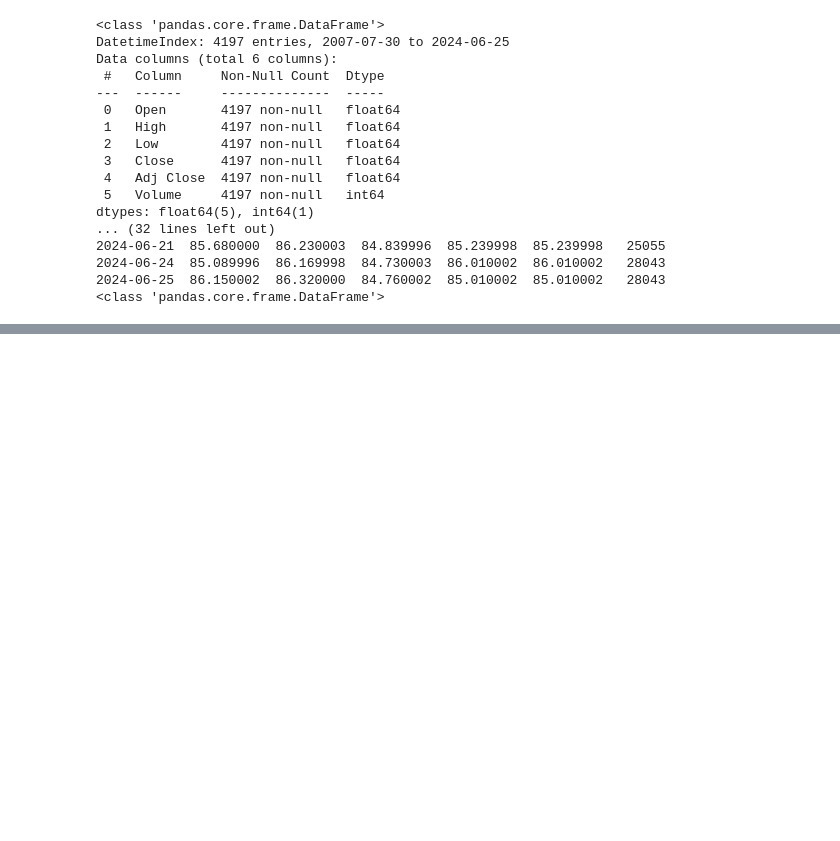
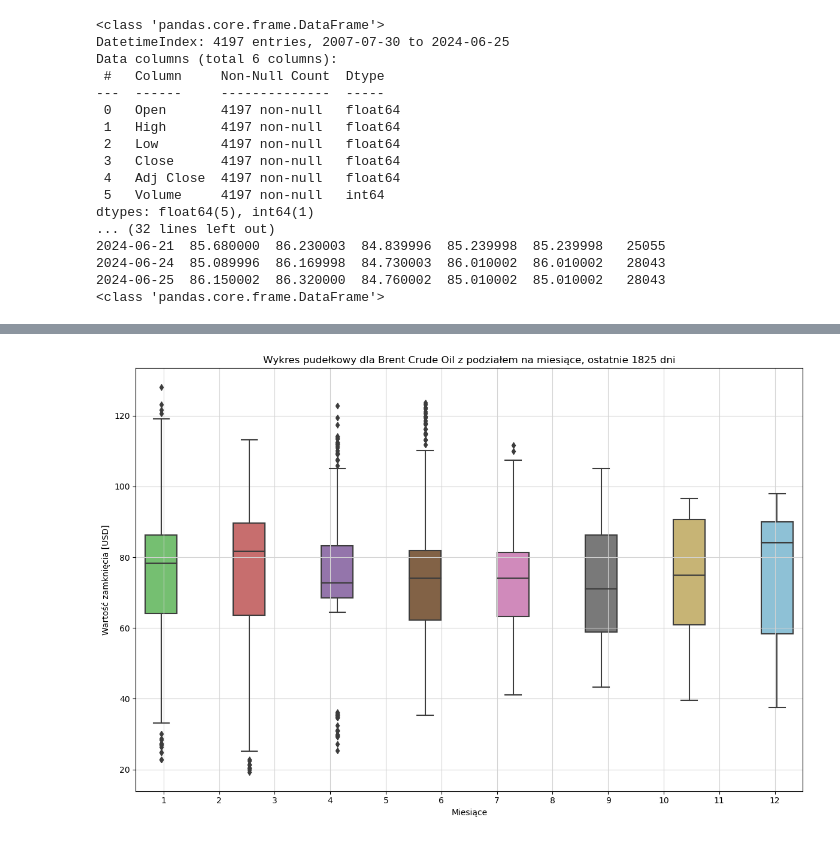
Before and after one commit to stormborn333/exchange-rate-forecasting, a Jupyter notebook: projekt_tworzenie.ipynb, the cells around one changed output, grey strips where cells are left out. Cells and saved outputs as stored; diff of their text form; code cells hidden in the pictures; blank space fills up the shorter version.

```diff
--- a/projekt_tworzenie.ipynb
+++ b/projekt_tworzenie.ipynb
@@ -108,0 +131,22 @@ dtypes: float64(5), int64(1)
+# %%
+# przygotowanie danych do wykresu
+data_1 = data
+data_1['Month'] = data_1.index.month
+data_1['Year'] = data_1.index.year
+
+days = 1825 # ostatnie dni
+days_ses = int(days/7*5) # dni sesyjne
+data_3 = data_1[-days_ses:]
+# %%
+# Tworzenie wykresu pudełkowego
+fig, ax1 = plt.subplots(ncols=1, figsize=(12, 8))
+sns.boxplot(data=data_3, x='Month', y='Close', ax=ax1, hue='Month', palette='muted',width=7)
+plt.ylabel('Wartość zamknięcia [USD]')
+plt.xlabel('Miesiące')
+plt.title(f'Wykres pudełkowy dla {tickers[ticker]} z podziałem na miesiące, ostatnie {days} dni')  # Tytuł wykresu
+plt.grid(color='lightgray')
+ax1.get_legend().remove()
+plt.tight_layout()
+plt.show()
+# %% [output]
+[figure, added]
```
Also changed, not shown: parts of 6 cells of this notebook.
